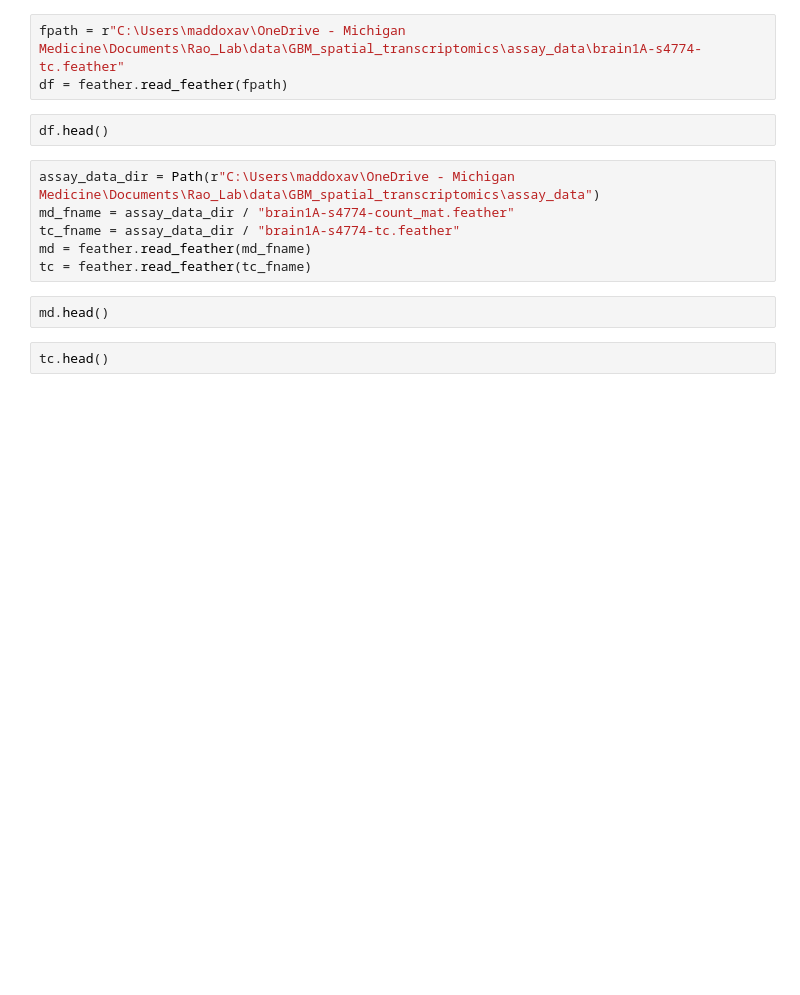
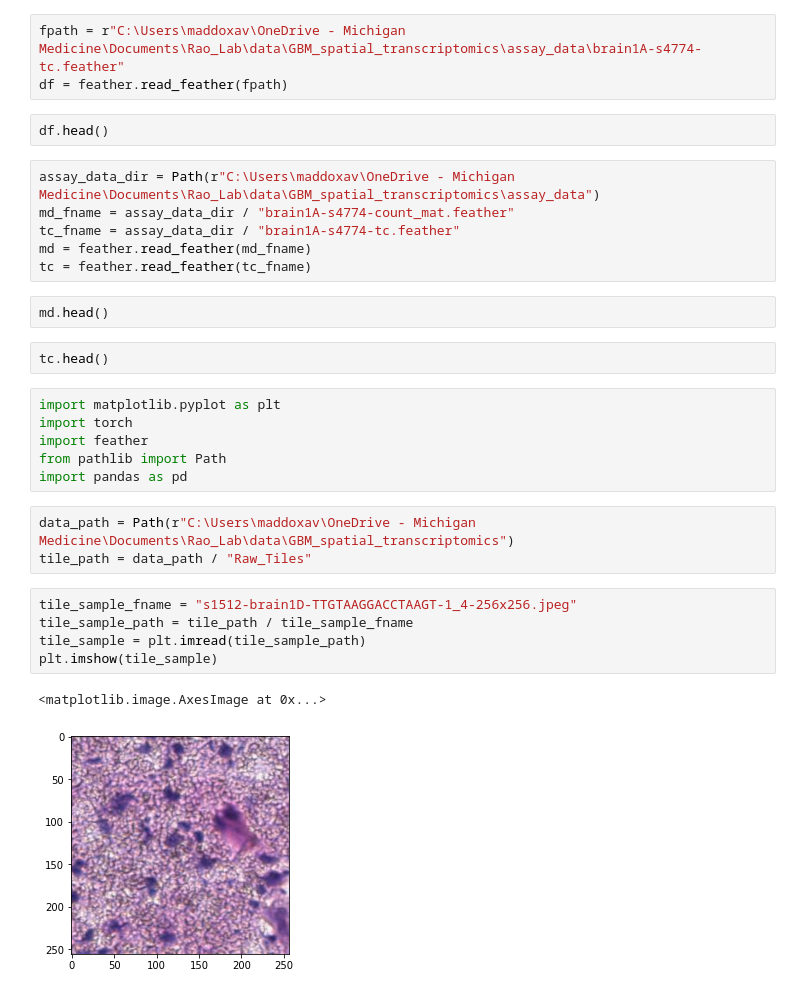
Before and after one commit to maddoxav/virtual_visium, a Jupyter notebook: src/scrap.ipynb, the cells around one changed output. Cells and saved outputs as stored; diff of their text form; blank space fills up the shorter version.

```diff
--- a/src/scrap.ipynb
+++ b/src/scrap.ipynb
@@ -133,3 +133,20 @@ tc = feather.read_feather(tc_fname)
 md.head()
 # %%
 tc.head()
+# %%
+import matplotlib.pyplot as plt
+import torch
+import feather
+from pathlib import Path
+import pandas as pd
+# %%
+data_path = Path(r"C:\Users\maddoxav\OneDrive - Michigan Medicine\Documents\Rao_Lab\data\GBM_spatial_transcriptomics")
+tile_path = data_path / "Raw_Tiles"
+# %%
+tile_sample_fname = "s1512-brain1D-TTGTAAGGACCTAAGT-1_4-256x256.jpeg"
+tile_sample_path = tile_path / tile_sample_fname
+tile_sample = plt.imread(tile_sample_path)
+plt.imshow(tile_sample)
+# %% [output]
+<matplotlib.image.AxesImage at 0x...>
+[figure, added]
```
Also changed, not shown: parts of 18 cells of this notebook, 3 other files.
